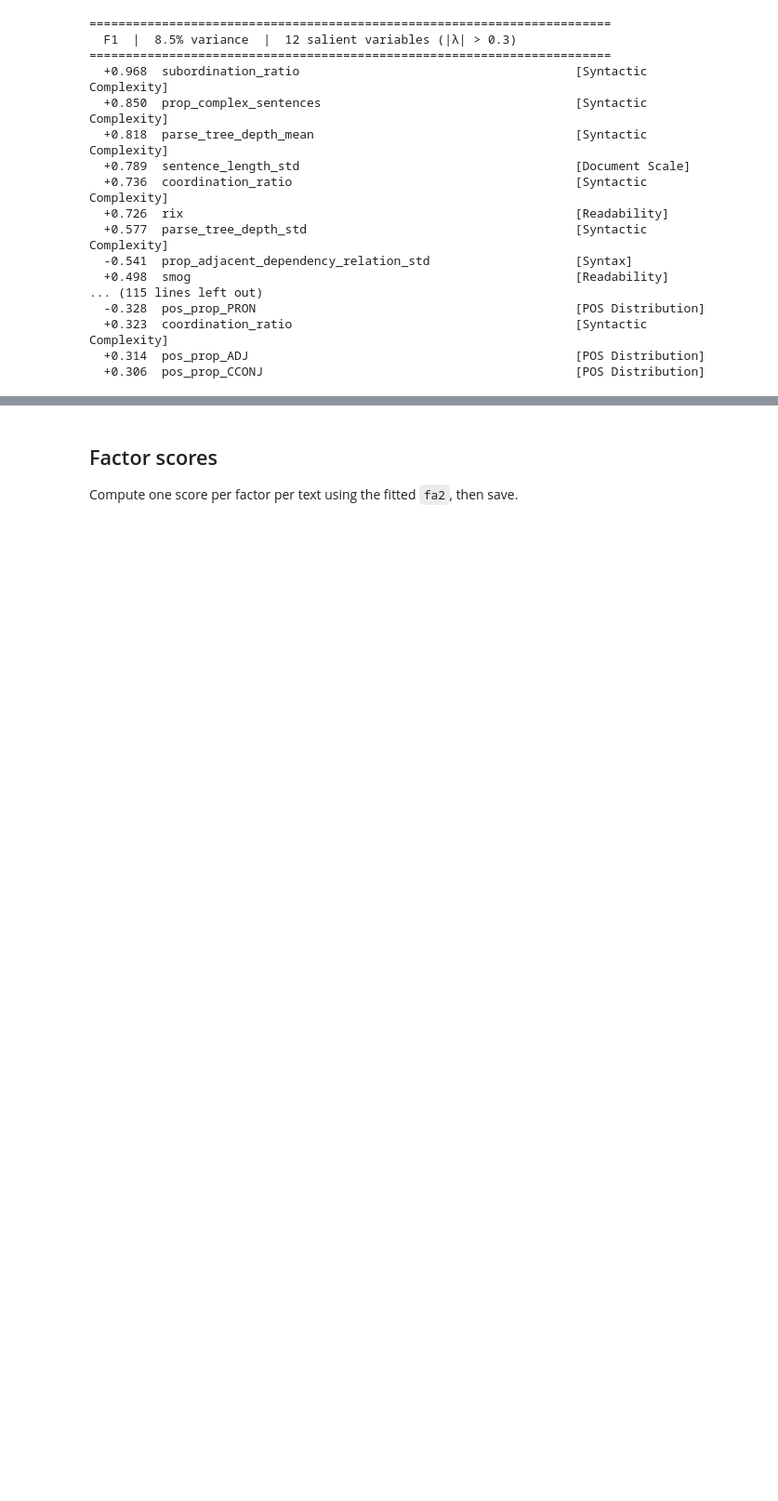
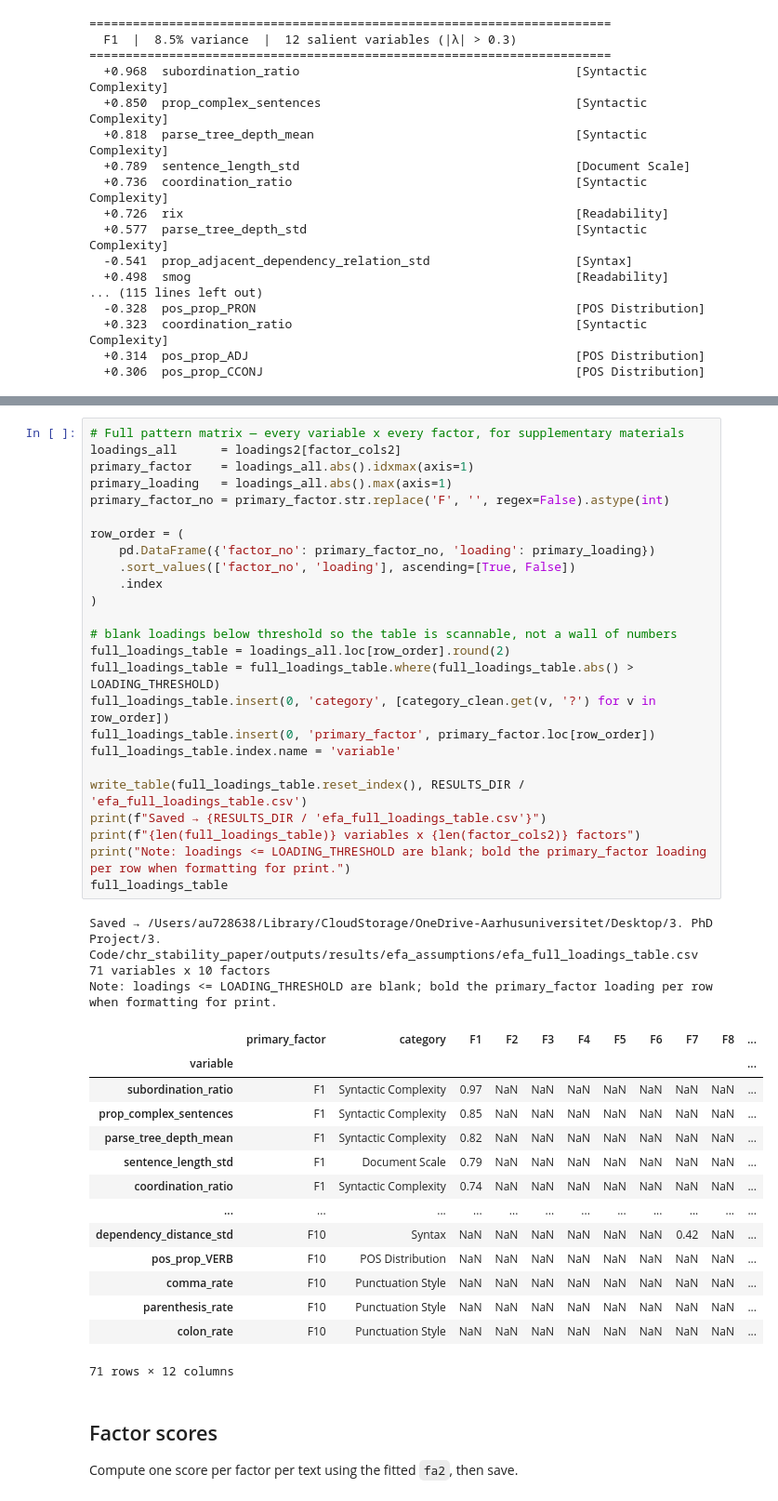
Before and after one commit to MarcBarcelos/CHR-Stability-Paper, a Jupyter notebook: fit_efa_AO3.ipynb, the cells around one changed output, grey strips where cells are left out. Shown at 93% size. Drawn from its saved outputs; the diff is of its cells as text; blank space fills up the shorter version.

Commit message:
New viz and tables for loadings

```diff
--- a/fit_efa_AO3.ipynb
+++ b/fit_efa_AO3.ipynb
@@ -389,3 +446,46 @@ for i, f in enumerate(factor_cols2):
+# %%
+# Full pattern matrix — every variable x every factor, for supplementary materials
+loadings_all      = loadings2[factor_cols2]
+primary_factor    = loadings_all.abs().idxmax(axis=1)
+primary_loading   = loadings_all.abs().max(axis=1)
+primary_factor_no = primary_factor.str.replace('F', '', regex=False).astype(int)
+
+row_order = (
+    pd.DataFrame({'factor_no': primary_factor_no, 'loading': primary_loading})
+    .sort_values(['factor_no', 'loading'], ascending=[True, False])
+    .index
+)
+
+# blank loadings below threshold so the table is scannable, not a wall of numbers
+full_loadings_table = loadings_all.loc[row_order].round(2)
+full_loadings_table = full_loadings_table.where(full_loadings_table.abs() > LOADING_THRESHOLD)
+full_loadings_table.insert(0, 'category', [category_clean.get(v, '?') for v in row_order])
+full_loadings_table.insert(0, 'primary_factor', primary_factor.loc[row_order])
+full_loadings_table.index.name = 'variable'
+
+write_table(full_loadings_table.reset_index(), RESULTS_DIR / 'efa_full_loadings_table.csv')
+print(f"Saved → {RESULTS_DIR / 'efa_full_loadings_table.csv'}")
+print(f"{len(full_loadings_table)} variables x {len(factor_cols2)} factors")
+print("Note: loadings <= LOADING_THRESHOLD are blank; bold the primary_factor loading per row when formatting for print.")
+full_loadings_table
+# %% [output]
+Saved → /Users/au728638/Library/CloudStorage/OneDrive-Aarhusuniversitet/Desktop/3. PhD Project/3. Code/chr_stability_paper/outputs/results/efa_assumptions/efa_full_loadings_table.csv
+71 variables x 10 factors
+Note: loadings <= LOADING_THRESHOLD are blank; bold the primary_factor loading per row when formatting for print.
+|  | primary_factor | category | F1 | F2 | F3 | F4 | F5 | F6 | F7 | F8 | ... |
+| variable |  |  |  |  |  |  |  |  |  |  | ... |
+| subordination_ratio | F1 | Syntactic Complexity | 0.97 | NaN | NaN | NaN | NaN | NaN | NaN | NaN | ... |
+| prop_complex_sentences | F1 | Syntactic Complexity | 0.85 | NaN | NaN | NaN | NaN | NaN | NaN | NaN | ... |
+| parse_tree_depth_mean | F1 | Syntactic Complexity | 0.82 | NaN | NaN | NaN | NaN | NaN | NaN | NaN | ... |
+| sentence_length_std | F1 | Document Scale | 0.79 | NaN | NaN | NaN | NaN | NaN | NaN | NaN | ... |
+| coordination_ratio | F1 | Syntactic Complexity | 0.74 | NaN | NaN | NaN | NaN | NaN | NaN | NaN | ... |
+| ... | ... | ... | ... | ... | ... | ... | ... | ... | ... | ... | ... |
+| dependency_distance_std | F10 | Syntax | NaN | NaN | NaN | NaN | NaN | NaN | 0.42 | NaN | ... |
+| pos_prop_VERB | F10 | POS Distribution | NaN | NaN | NaN | NaN | NaN | NaN | NaN | NaN | ... |
+| comma_rate | F10 | Punctuation Style | NaN | NaN | NaN | NaN | NaN | NaN | NaN | NaN | ... |
+| parenthesis_rate | F10 | Punctuation Style | NaN | NaN | NaN | NaN | NaN | NaN | NaN | NaN | ... |
+| colon_rate | F10 | Punctuation Style | NaN | NaN | NaN | NaN | NaN | NaN | NaN | NaN | ... |
+71 rows × 12 columns
 # %% [markdown]
 ## Factor scores
 
```
Also changed, not shown: parts of 4 cells of this notebook, 9 other files.
